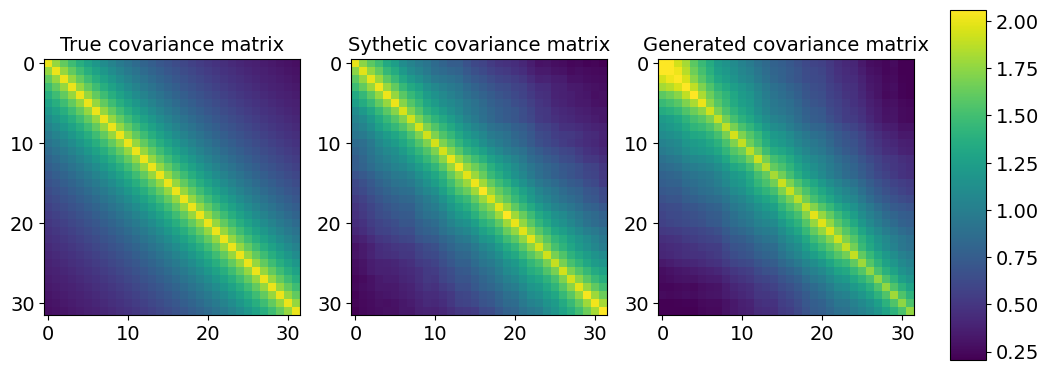
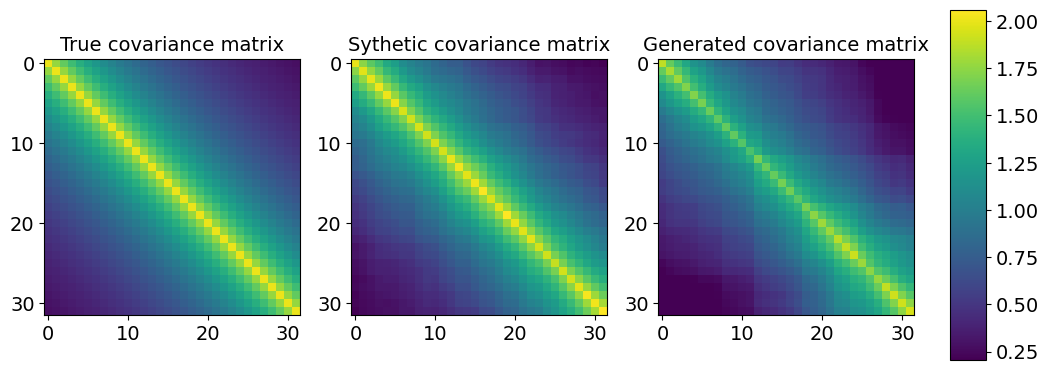
The change to this notebook cell's code, shown as a diff; its figure went from the first image to the second:
--- before
+++ after
@@ -39,5 +39,5 @@
 cbar.ax.tick_params(labelsize=14)
 
-plt.savefig('/home/yinbinha/adapted_diffusion_model/figs/GP_32_large.png', dpi=300, bbox_inches='tight')
+# plt.savefig('/home/yinbinha/adapted_diffusion_model/figs/GP_32_alibi.png', dpi=300, bbox_inches='tight')
 
 plt.show()

Commit: update arma and gp